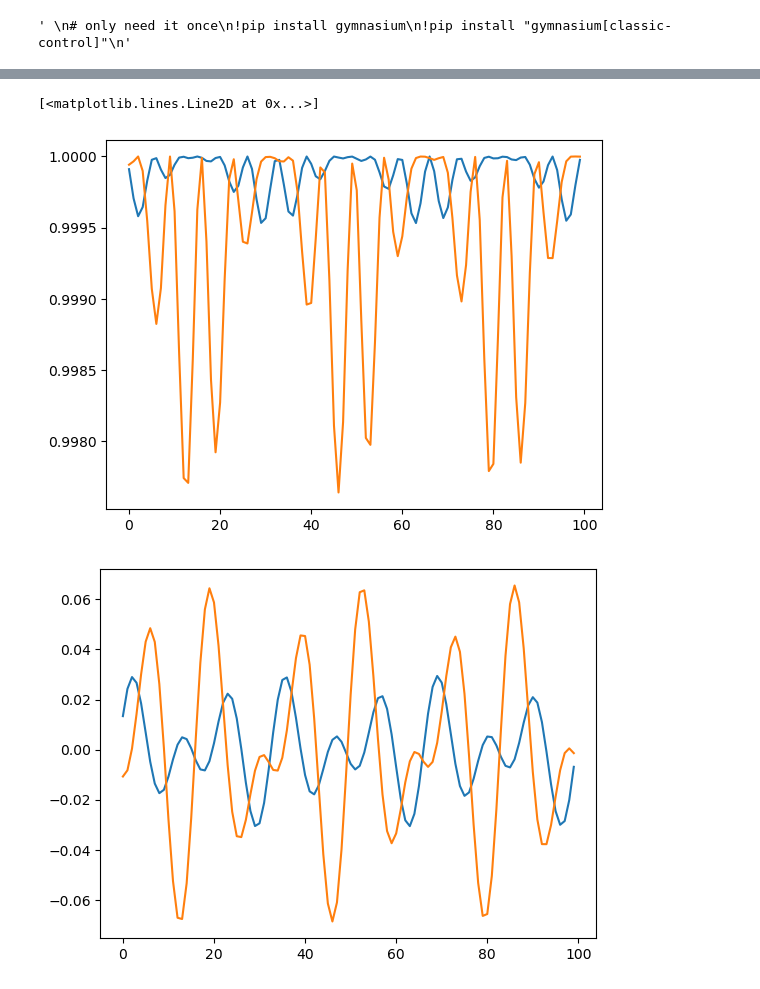
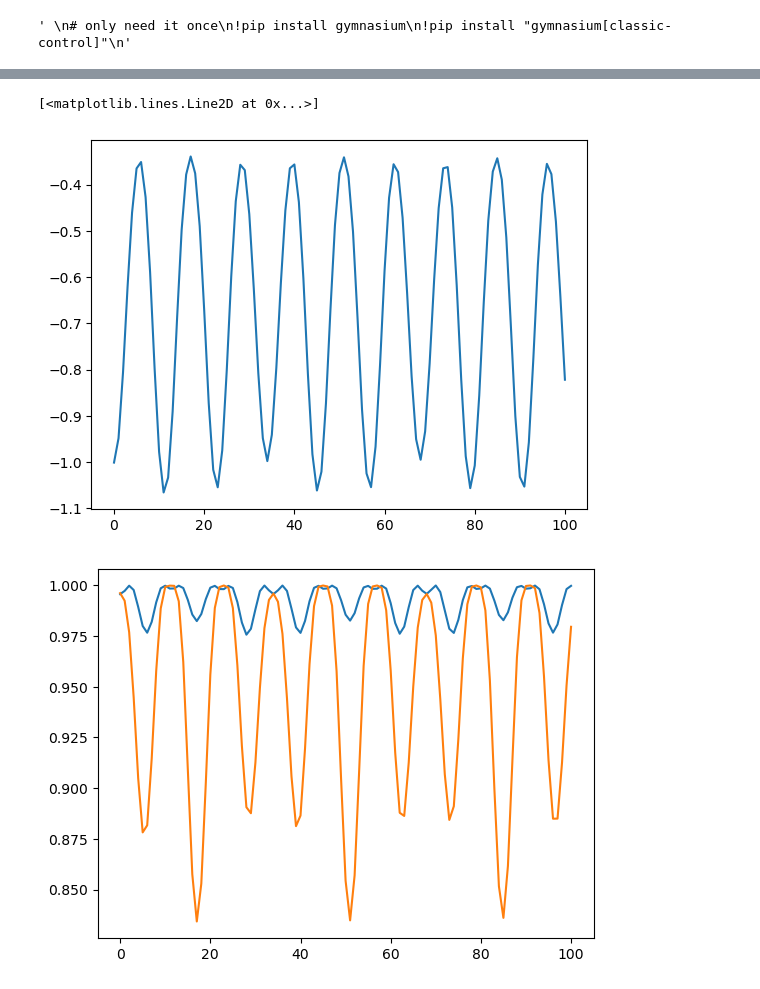
Before and after one commit to Stephen225/ML_class, a Jupyter notebook: project.ipynb, the cells around one changed output, grey strips where cells are left out. Cells and saved outputs as stored; diff of their text form; code cells hidden in the pictures.

```diff
--- a/project.ipynb
+++ b/project.ipynb
@@ -23,9 +25,9 @@ import random
 env = gym.make('Acrobot-v1', render_mode="rgb_array")
 # Need to reset the environment to initialize it
 # Resets it to a random configuration hanging down
-obs, info = env.reset()
+state, _ = env.reset()
 # The State
 # Array is: [top_theta (in rads),         bottom_theta (in_rads),
 #            top_theta_dot (in rads/sec), bottom_theta_dot (in_rads/sec)]
-print("Starting in:", obs)
+print("Starting in:", state)
 # %% [output]
@@ -37,12 +70,28 @@ fig, ax = plt.subplots(figsize=(5, 5))
 img = ax.imshow(env.render())
 plt.axis('off')
 
-full_obs = []
+width = 6
+depth = 1
+
+full_obs = [state]
+state = torch.from_numpy(state)
+
+policy = new_model(width, depth)
+target = new_model(width, depth)
+# Loss and optimizer
+criterion = nn.MSELoss()
+learning_rate = 0.1
+optimizer = torch.optim.SGD(policy.parameters(), lr=learning_rate)
 
 for t in range(100): # 100 timesteps
-    action = 1 # can be -1 0 1 to apply torque in direction
+
+    action = choose(policy,torch.tensor(state)) # can be -1 0 1 to apply torque in direction
     observation, reward, terminated, truncated, info = env.step(action) # current state, reward from state, did it win, did it run out of time
     full_obs.append(observation)
+
+
+    state = torch.from_numpy(observation)
+    opt()
 
     img.set_data(env.render())
     display.display(plt.gcf())
@@ -56,17 +105,28 @@ env.close()
 # %%
 full_obs_np = np.array(full_obs)
+# height = -(l1*cos(t1) + l2*(cos(t1)*cos(t2)-sin(t1)*sin(t2)))
+# trying to get to height = 1 (not pointing straight up, just over a designated height)
+l1 = 1
+l2 = 1 # these are set in the thingy
+height = -(l1*full_obs_np[:,0] + l2*(full_obs_np[:,0]*full_obs_np[:,1] - full_obs_np[:,2]*full_obs_np[:,3]))
+
+# plot height
+plt.plot(height)
+
+
 # plot cosines
+plt.figure()
 plt.plot(full_obs_np[:,0])
 plt.plot(full_obs_np[:,2])
 # plot sines
 plt.figure()
 plt.plot(full_obs_np[:,1])
 plt.plot(full_obs_np[:,3])
 # plot angular velocities
 plt.figure()
 plt.plot(full_obs_np[:,4])
 plt.plot(full_obs_np[:,5])
 # %% [output]
 [<matplotlib.lines.Line2D at 0x...>]
-[figure, old version]
+[figure, new version]
-[figure, old version]
+[figure, new version]
```
Also changed, not shown: parts of 5 cells of this notebook.
